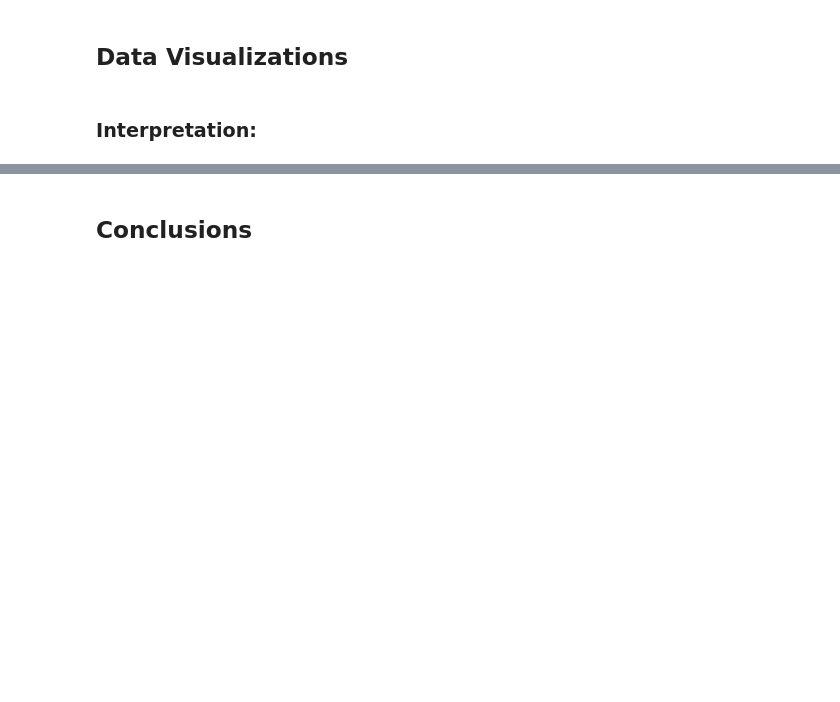
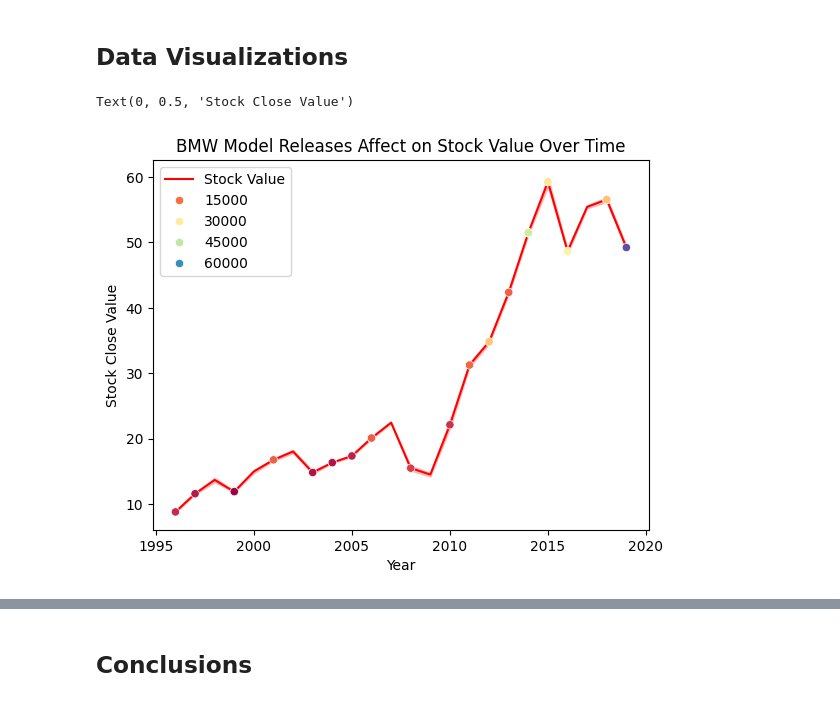
Before and after one commit to Kev-in123/DATA-200-Midterm, a Jupyter notebook: Midterm.ipynb, the cells around one changed output, grey strips where cells are left out. Saved outputs shown, nothing was run; the diff lists cells and outputs as text; code cells hidden in the pictures; blank space fills up the shorter version.

```diff
--- a/Midterm.ipynb
+++ b/Midterm.ipynb
@@ -96,0 +96,18 @@ bmw_merge
+# %%
+
+
+# This groups by the years and averages on all the other columns (other than date)
+avg_year = (
+    data_bmw
+    .groupby("Year")[["Adj_Close", "Close", "High", "Low", "Open", "Volume"]].mean()
+    .sort_values("Year").reset_index()
+    .rename(columns = {"Year" : "year"})
+    )
+
+# This filters for the years each model was released
+model_release = data_cars.loc[data_cars.groupby("model")["year"].idxmin()].sort_values("year").reset_index(drop=True)
+
+#this is the merged dataset, it will be used for the scatterplot but probably not much else because its only 23 rows
+bmw_merge = pd.merge(model_release, avg_year, on = "year").drop_duplicates()
+
+data_bmw
@@ -107,2 +130,11 @@ plt.ylabel("Stock Close Value")
-# %% [markdown]
-### Interpretation:
+# %%
+# This shows the adjusted stock close over time with points indicating when a new model is released and their price, legend still needs to be fixed
+sns.lineplot(data = data_bmw_cleaned, y = "Adj_Close", x = "Year", color = "red", zorder = 1, label = "Stock Value")
+sns.scatterplot(data = bmw_merge, y = "Adj_Close", x = "year", hue = "price",  palette="Spectral", zorder = 2)
+plt.title("BMW Model Releases Affect on Stock Value Over Time")
+plt.legend()
+plt.xlabel("Year")
+plt.ylabel("Stock Close Value")
+# %% [output]
+Text(0, 0.5, 'Stock Close Value')
+[figure, added]
```
Also changed, not shown: parts of 12 cells of this notebook.
